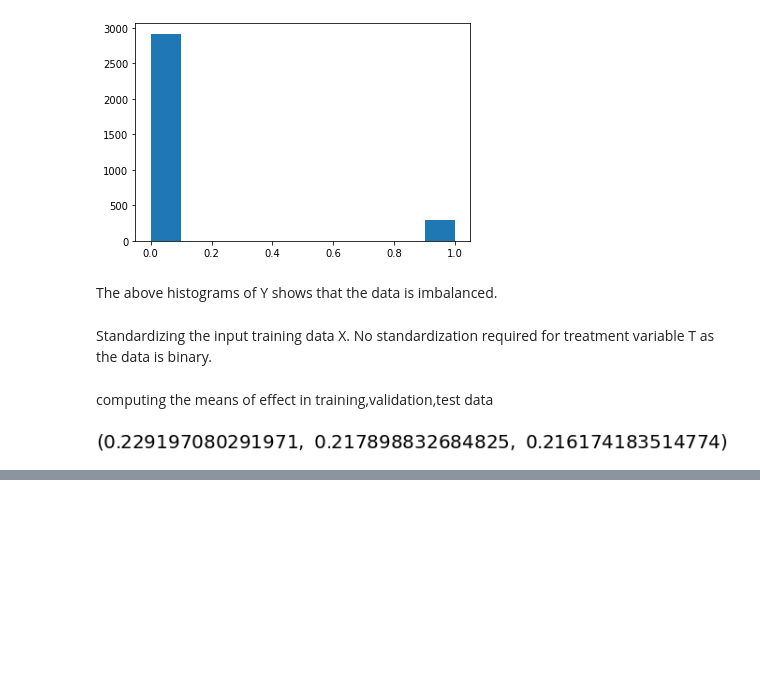
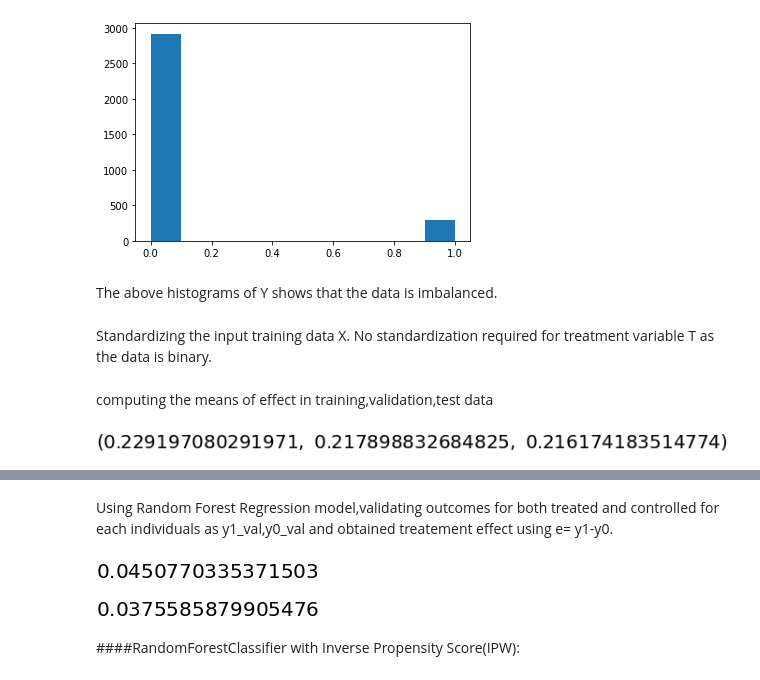
Before and after one commit to srigouri/CE888-CausalInference-Assignment2, a Jupyter notebook: Jobs_Causal.ipynb, the cells around one changed output, grey strips where cells are left out. Cells and saved outputs as stored; diff of their text form; code cells hidden in the pictures; blank space fills up the shorter version.

```diff
--- a/Jobs_Causal.ipynb
+++ b/Jobs_Causal.ipynb
@@ -147,0 +203,26 @@ LogisticRegression()
+# %% [markdown]
+Using Random Forest Regression model,validating outcomes for both treated and controlled for each individuals as y1_val,y0_val and obtained treatement effect using e= y1-y0.
+# %%
+xt0_val = np.concatenate([X_val, np.zeros_like(T_val)], axis=1)
+rf_y0_val = rf.predict(xt0_val)
+
+xt1_val = np.concatenate([X_val, np.ones_like(T_val)], axis=1)
+rf_y1_val = rf.predict(xt1_val)
+
+rf_e_val = rf_y1_val - rf_y0_val
+np.mean(rf_e_val)
+# %% [output]
+[figure, added]
+# %%
+xt0_test = np.concatenate([X_test, np.zeros_like(T_test)], axis=1)
+rf_y0_test = rf.predict(xt0_test)
+
+xt1_test = np.concatenate([X_test, np.ones_like(T_test)], axis=1)
+rf_y1_test = rf.predict(xt1_test)
+
+rf_e_test = rf_y1_test - rf_y0_test
+np.mean(rf_e_test)
+# %% [output]
+[figure, added]
+# %% [markdown]
+####RandomForestClassifier with Inverse Propensity Score(IPW):
```
Also changed, not shown: parts of 20 cells of this notebook.
